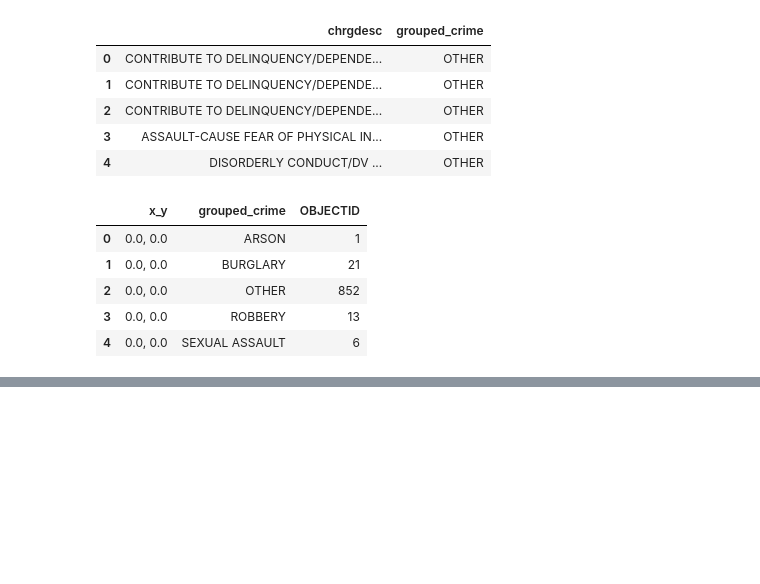
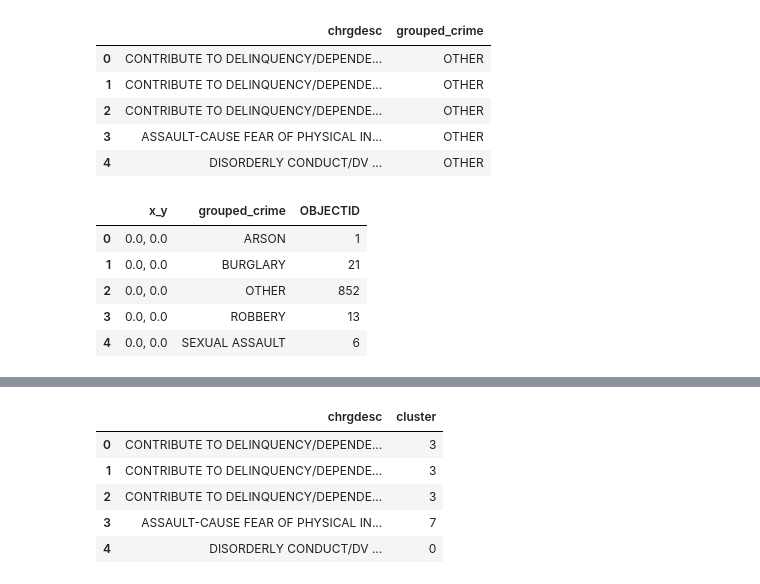
Before and after one commit to bkdevart/hackathon_safe_route, a Jupyter notebook: data_eda.ipynb, the cells around one changed output, grey strips where cells are left out. Saved outputs shown, nothing was run; the diff lists cells and outputs as text; code cells hidden in the pictures; blank space fills up the shorter version.

```diff
--- a/data_eda.ipynb
+++ b/data_eda.ipynb
@@ -164,0 +242,10 @@ arrest_counts.head()
+# %%
+coordinates_weight['cluster'] = clusters
+coordinates_weight[['chrgdesc', 'cluster']].head()
+# %% [output]
+|  | chrgdesc | cluster |
+| 0 | CONTRIBUTE TO DELINQUENCY/DEPENDE... | 3 |
+| 1 | CONTRIBUTE TO DELINQUENCY/DEPENDE... | 3 |
+| 2 | CONTRIBUTE TO DELINQUENCY/DEPENDE... | 3 |
+| 3 | ASSAULT-CAUSE FEAR OF PHYSICAL IN... | 7 |
+| 4 | DISORDERLY CONDUCT/DV ... | 0 |
```
Also changed, not shown: parts of 10 cells of this notebook, 1 other file.
